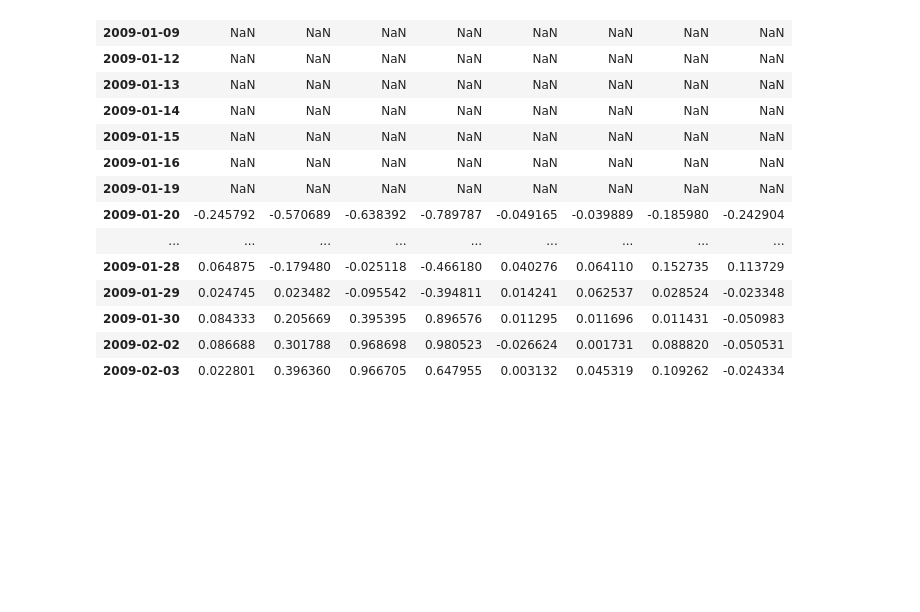
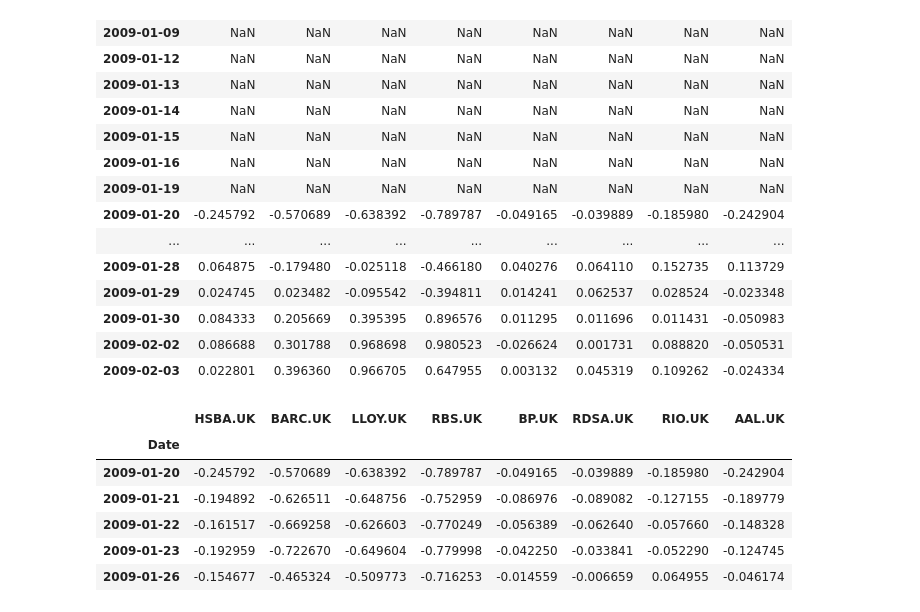
Before and after one commit to andrey-lukyanov/Risk-Management, a Jupyter notebook: Stock_prices_formatting.ipynb, the cells around one changed output. Saved outputs shown, nothing was run; the diff lists cells and outputs as text; code cells hidden in the pictures; blank space fills up the shorter version.

Commit message:
returns added

```diff
--- a/Stock_prices_formatting.ipynb
+++ b/Stock_prices_formatting.ipynb
@@ -178,5 +178,15 @@ day10_returns[:20]
 | 2009-01-30 | 0.084333 | 0.205669 | 0.395395 | 0.896576 | 0.011295 | 0.011696 | 0.011431 | -0.050983 |
 | 2009-02-02 | 0.086688 | 0.301788 | 0.968698 | 0.980523 | -0.026624 | 0.001731 | 0.088820 | -0.050531 |
 | 2009-02-03 | 0.022801 | 0.396360 | 0.966705 | 0.647955 | 0.003132 | 0.045319 | 0.109262 | -0.024334 |
+# %%
+day10_returns = day10_returns[9:]
 # %%
-day10_returns[:20]
+day10_returns.head()
+# %% [output]
+|  | HSBA.UK | BARC.UK | LLOY.UK | RBS.UK | BP.UK | RDSA.UK | RIO.UK | AAL.UK |
+| Date |  |  |  |  |  |  |  |  |
+| 2009-01-20 | -0.245792 | -0.570689 | -0.638392 | -0.789787 | -0.049165 | -0.039889 | -0.185980 | -0.242904 |
+| 2009-01-21 | -0.194892 | -0.626511 | -0.648756 | -0.752959 | -0.086976 | -0.089082 | -0.127155 | -0.189779 |
+| 2009-01-22 | -0.161517 | -0.669258 | -0.626603 | -0.770249 | -0.056389 | -0.062640 | -0.057660 | -0.148328 |
+| 2009-01-23 | -0.192959 | -0.722670 | -0.649604 | -0.779998 | -0.042250 | -0.033841 | -0.052290 | -0.124745 |
+| 2009-01-26 | -0.154677 | -0.465324 | -0.509773 | -0.716253 | -0.014559 | -0.006659 | 0.064955 | -0.046174 |
```
Also changed, not shown: parts of 1 cell of this notebook.
